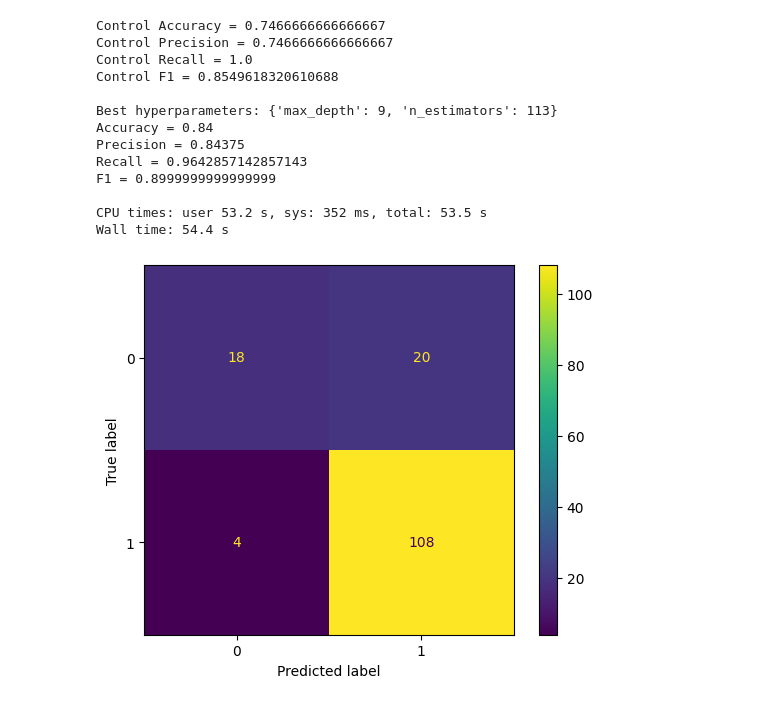
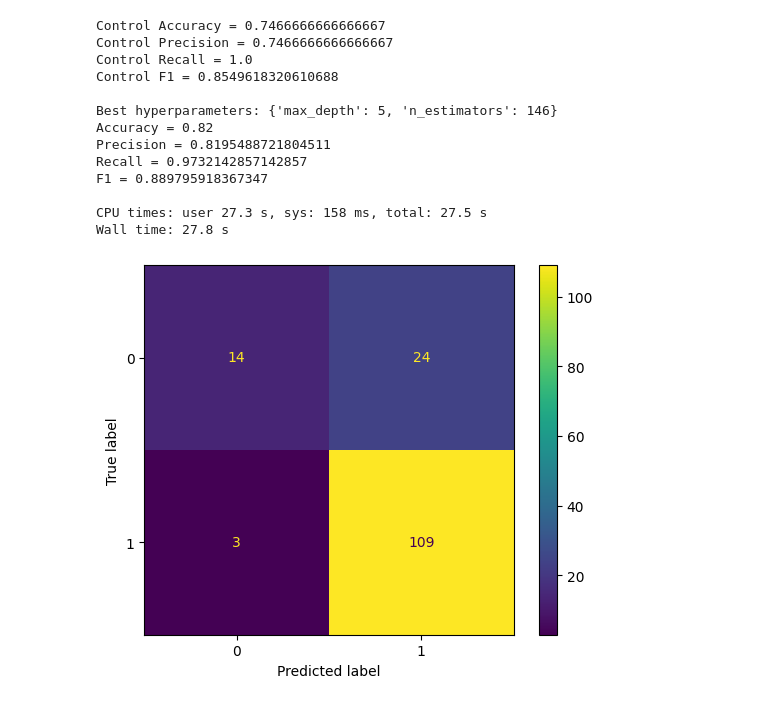
Before and after one commit to cgpayne/parkinsons_audetector, a Jupyter notebook: notebooks/random_forest.ipynb, the cells around one changed output. Drawn from its saved outputs; the diff is of its cells as text; code cells hidden in the pictures.

```diff
--- a/notebooks/random_forest.ipynb
+++ b/notebooks/random_forest.ipynb
@@ -127,7 +127,8 @@ def control_metrics(y_test: pd.DataFrame) -> [float, float, float, float]:
 # %%
 # use this and the next cell to run a single test_train_split or single fold
 
-front_dir = '../data/split/standard'
+# front_dir = '../data/split/pure/standard'
+front_dir = '../data/split/outrmv/standard'
 
 X_train = np.loadtxt(front_dir + '/X_train.csv', delimiter=',')
 X_test = np.loadtxt(front_dir + '/X_test.csv', delimiter=',')
@@ -192,26 +193,26 @@ display(y_test)
 # %%
 %%time
 
 n_est = 200  # maximum number of trees in the random forest to optimize over
 max_d = 20   # maximum depth of said trees to optimize over
-metric = 'recall'  # the scoring for RandomizedSearchCV()
+metric = 'balanced_accuracy'  # the scoring for RandomizedSearchCV()
 
 control_metrics(y_test)
 print('')
 orf = OptimalRF(X_train, X_test, y_train, y_test, n_est, max_d, metric)
 orf.run()
 # %% [output]
 Control Accuracy = 0.7466666666666667
 Control Precision = 0.7466666666666667
 Control Recall = 1.0
 Control F1 = 0.8549618320610688
 
-Best hyperparameters: {'max_depth': 9, 'n_estimators': 113}
-Accuracy = 0.84
-Precision = 0.84375
-Recall = 0.9642857142857143
-F1 = 0.8999999999999999
+Best hyperparameters: {'max_depth': 5, 'n_estimators': 146}
+Accuracy = 0.82
+Precision = 0.8195488721804511
+Recall = 0.9732142857142857
+F1 = 0.889795918367347
 
-CPU times: user 53.2 s, sys: 352 ms, total: 53.5 s
-Wall time: 54.4 s
+CPU times: user 27.3 s, sys: 158 ms, total: 27.5 s
+Wall time: 27.8 s
-[figure, old version]
+[figure, new version]
```
Also changed, not shown: parts of 3 cells of this notebook, 2 other files.
